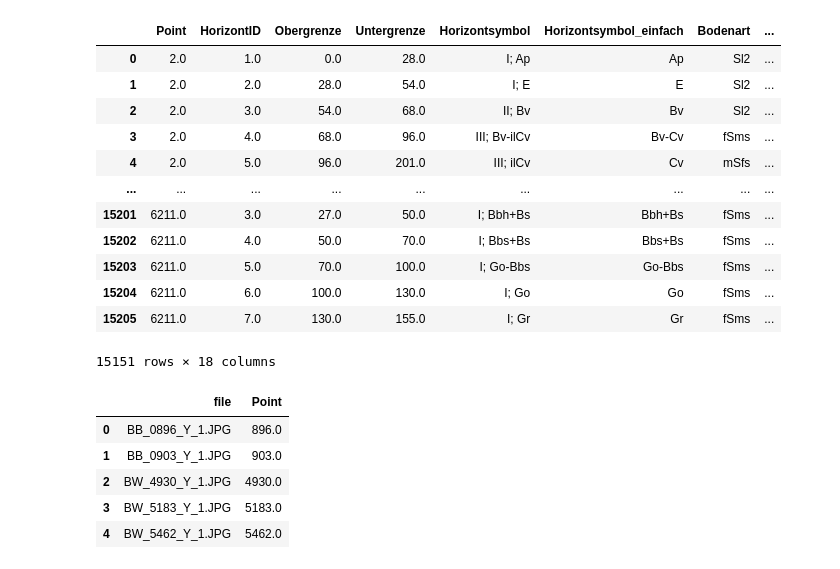
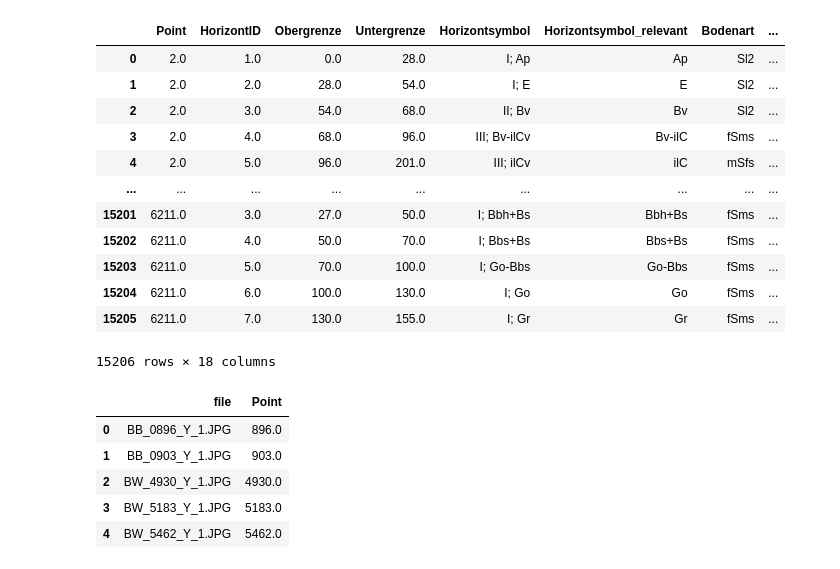
Before and after one commit to calgo-lab/BGR, a Jupyter notebook: notebooks/Multimodal_Training_Baseline.ipynb, the cells around one changed output. Drawn from its saved outputs; the diff is of its cells as text; code cells hidden in the pictures.

```diff
--- a/notebooks/Multimodal_Training_Baseline.ipynb
+++ b/notebooks/Multimodal_Training_Baseline.ipynb
@@ -31,7 +31,7 @@ path_pictures = "../data/BGR/Profilbilder_no_ruler/"
 # %%
 df = pd.read_csv(path_csv)
 print(len(df.index))
-df = df.dropna(subset=['Bodenart'])
+df = df.dropna(subset=['Horizontsymbol'])
 print(len(df.index))
 df#.head()
 # %% [output]
@@ -62,0 +53,4 @@ df_simple.head()
+# %%
+df_simple = pd.read_csv(path_horizons_simple)
+df_simple.rename(columns={"relevanter Anteil = was sinntragend und detektierbar ist - es sind nicht alles gültige Symbole": "relevanter Anteil"}, inplace=True)
+df_simple.head()
@@ -63,29 +64,30 @@ df_simple.head()
 # %%
 # Add an extra column to the original dataset with the simplified horizon symbols
 
 # Apply the simplification function to each row of the 'Horizontsymbol' column
-df['Horizontsymbol_einfach'] = df['Horizontsymbol'].apply(lambda x: bgr_data.simplify_string(x, df_simple))
+col_name = "relevanter Anteil" # try to predict 'relevanter Anteil' first; otherwise, resort to 'stark vereinfacht'
+df['Horizontsymbol_relevant'] = df['Horizontsymbol'].apply(lambda x: bgr_data.simplify_string(x, df_simple, col_name))
 
 # Reorder the columns
 cols = df.columns.tolist()
-cols.insert(cols.index('Horizontsymbol') + 1, 'Horizontsymbol_einfach')
+cols.insert(cols.index('Horizontsymbol') + 1, 'Horizontsymbol_relevant')
 cols.pop() # remove the duplicate at the end
 df = df[cols]
 df
 # %% [output]
-|  | Point | HorizontID | Obergrenze | Untergrenze | Horizontsymbol | Horizontsymbol_einfach | Bodenart | ... |
+|  | Point | HorizontID | Obergrenze | Untergrenze | Horizontsymbol | Horizontsymbol_relevant | Bodenart | ... |
 | 0 | 2.0 | 1.0 | 0.0 | 28.0 | I; Ap | Ap | Sl2 | ... |
 | 1 | 2.0 | 2.0 | 28.0 | 54.0 | I; E | E | Sl2 | ... |
 | 2 | 2.0 | 3.0 | 54.0 | 68.0 | II; Bv | Bv | Sl2 | ... |
-| 3 | 2.0 | 4.0 | 68.0 | 96.0 | III; Bv-ilCv | Bv-Cv | fSms | ... |
-| 4 | 2.0 | 5.0 | 96.0 | 201.0 | III; ilCv | Cv | mSfs | ... |
+| 3 | 2.0 | 4.0 | 68.0 | 96.0 | III; Bv-ilCv | Bv-ilC | fSms | ... |
+| 4 | 2.0 | 5.0 | 96.0 | 201.0 | III; ilCv | ilC | mSfs | ... |
 | ... | ... | ... | ... | ... | ... | ... | ... | ... |
 | 15201 | 6211.0 | 3.0 | 27.0 | 50.0 | I; Bbh+Bs | Bbh+Bs | fSms | ... |
 | 15202 | 6211.0 | 4.0 | 50.0 | 70.0 | I; Bbs+Bs | Bbs+Bs | fSms | ... |
 | 15203 | 6211.0 | 5.0 | 70.0 | 100.0 | I; Go-Bbs | Go-Bbs | fSms | ... |
 | 15204 | 6211.0 | 6.0 | 100.0 | 130.0 | I; Go | Go | fSms | ... |
 | 15205 | 6211.0 | 7.0 | 130.0 | 155.0 | I; Gr | Gr | fSms | ... |
-15151 rows × 18 columns
+15206 rows × 18 columns
 # %%
 image_dataset = os.listdir(path_pictures)
 img_files = pd.DataFrame(image_dataset, columns=['file'])
```
Also changed, not shown: parts of 23 cells of this notebook, 2 other files.
